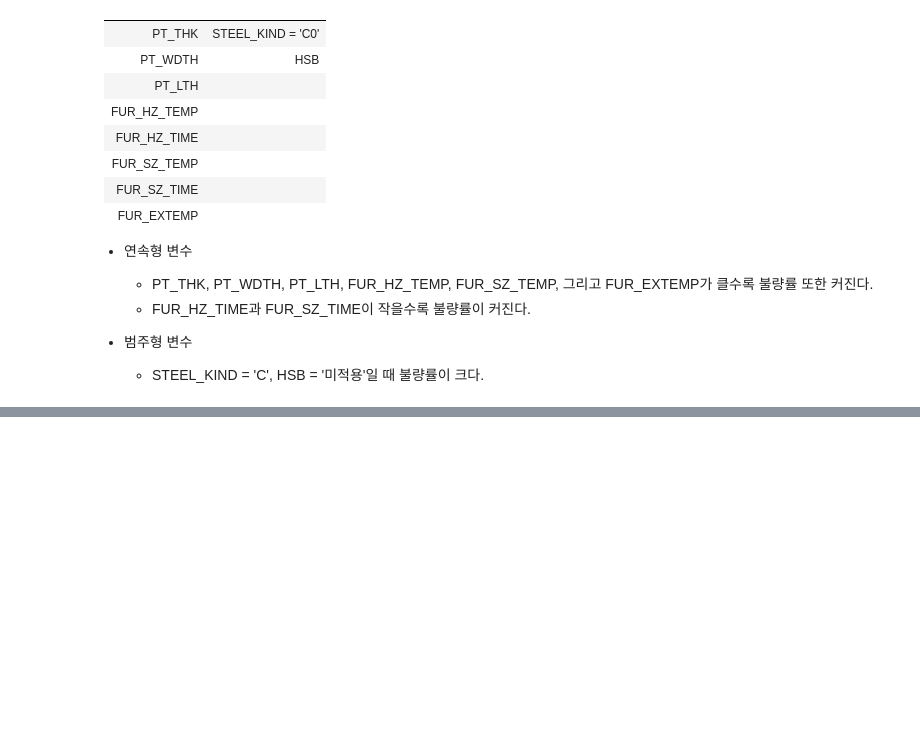
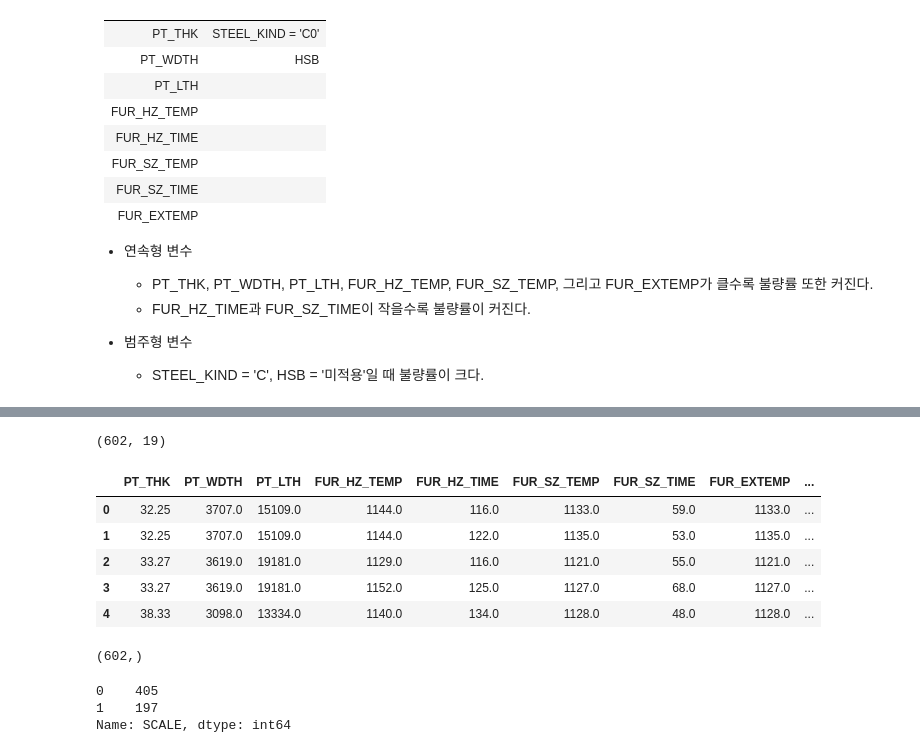
Before and after one commit to mjiii25/posco-academy, a Jupyter notebook: Big-Data/Assignment-2/C1성민지_종합실습-2_code.ipynb, the cells around one changed output, grey strips where cells are left out. Drawn from its saved outputs; the diff is of its cells as text; code cells hidden in the pictures; blank space fills up the shorter version.

```diff
--- a/Big-Data/Assignment-2/C1성민지_종합실습-2_code.ipynb
+++ b/Big-Data/Assignment-2/C1성민지_종합실습-2_code.ipynb
@@ -357,0 +430,11 @@ EDA를 통해 확인한 결과는 다음과 같다.
+# %%
+print(df_raw_vital_dummy.shape)
+df_raw_vital_dummy.head()
+# %% [output]
+(602, 19)
+|  | PT_THK | PT_WDTH | PT_LTH | FUR_HZ_TEMP | FUR_HZ_TIME | FUR_SZ_TEMP | FUR_SZ_TIME | FUR_EXTEMP | ... |
+| 0 | 32.25 | 3707.0 | 15109.0 | 1144.0 | 116.0 | 1133.0 | 59.0 | 1133.0 | ... |
+| 1 | 32.25 | 3707.0 | 15109.0 | 1144.0 | 122.0 | 1135.0 | 53.0 | 1135.0 | ... |
+| 2 | 33.27 | 3619.0 | 19181.0 | 1129.0 | 116.0 | 1121.0 | 55.0 | 1121.0 | ... |
+| 3 | 33.27 | 3619.0 | 19181.0 | 1152.0 | 125.0 | 1127.0 | 68.0 | 1127.0 | ... |
+| 4 | 38.33 | 3098.0 | 13334.0 | 1140.0 | 134.0 | 1128.0 | 48.0 | 1128.0 | ... |
@@ -357,0 +444,8 @@ EDA를 통해 확인한 결과는 다음과 같다.
+# %%
+print(df_raw_y.shape)
+df_raw_y.value_counts()
+# %% [output]
+(602,)
+0    405
+1    197
+Name: SCALE, dtype: int64
```
Also changed, not shown: parts of 36 cells of this notebook.
